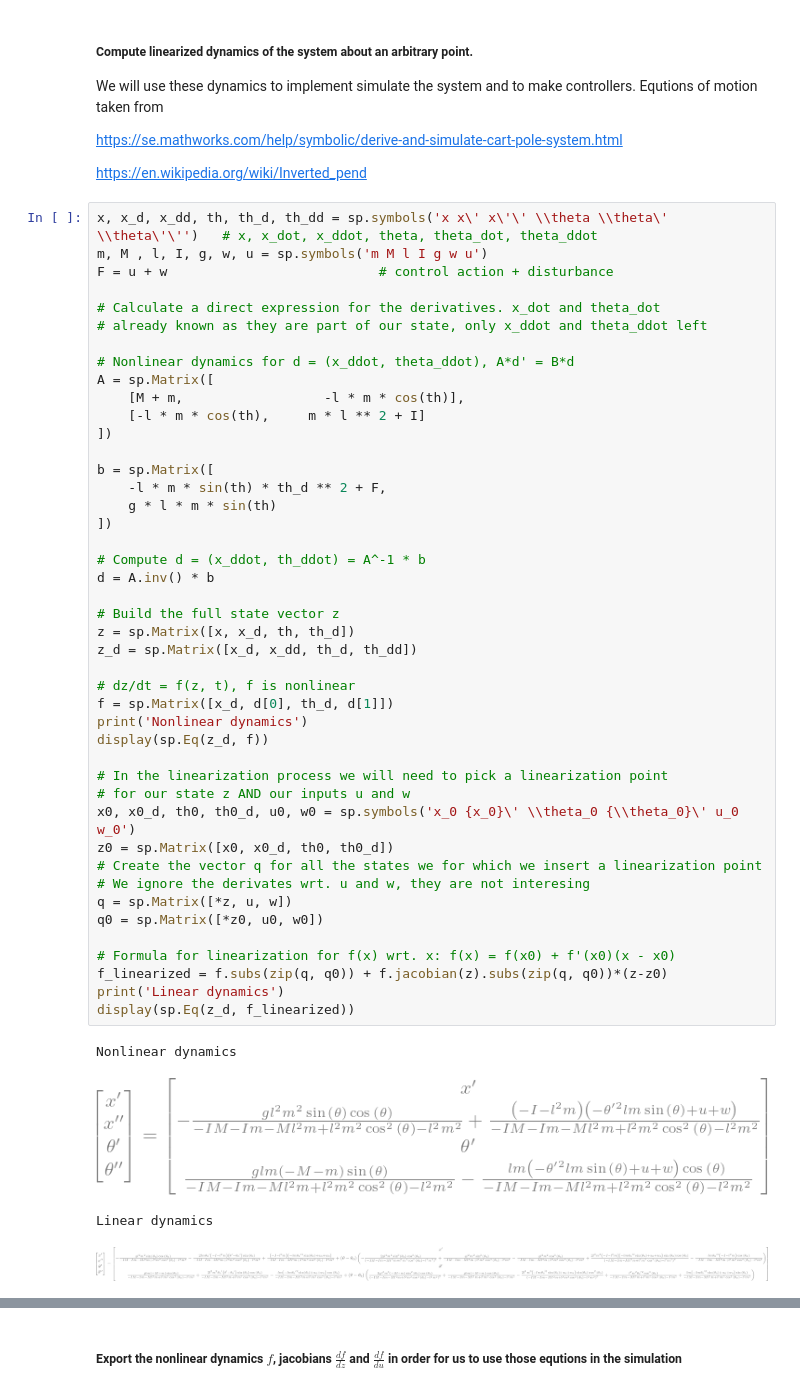
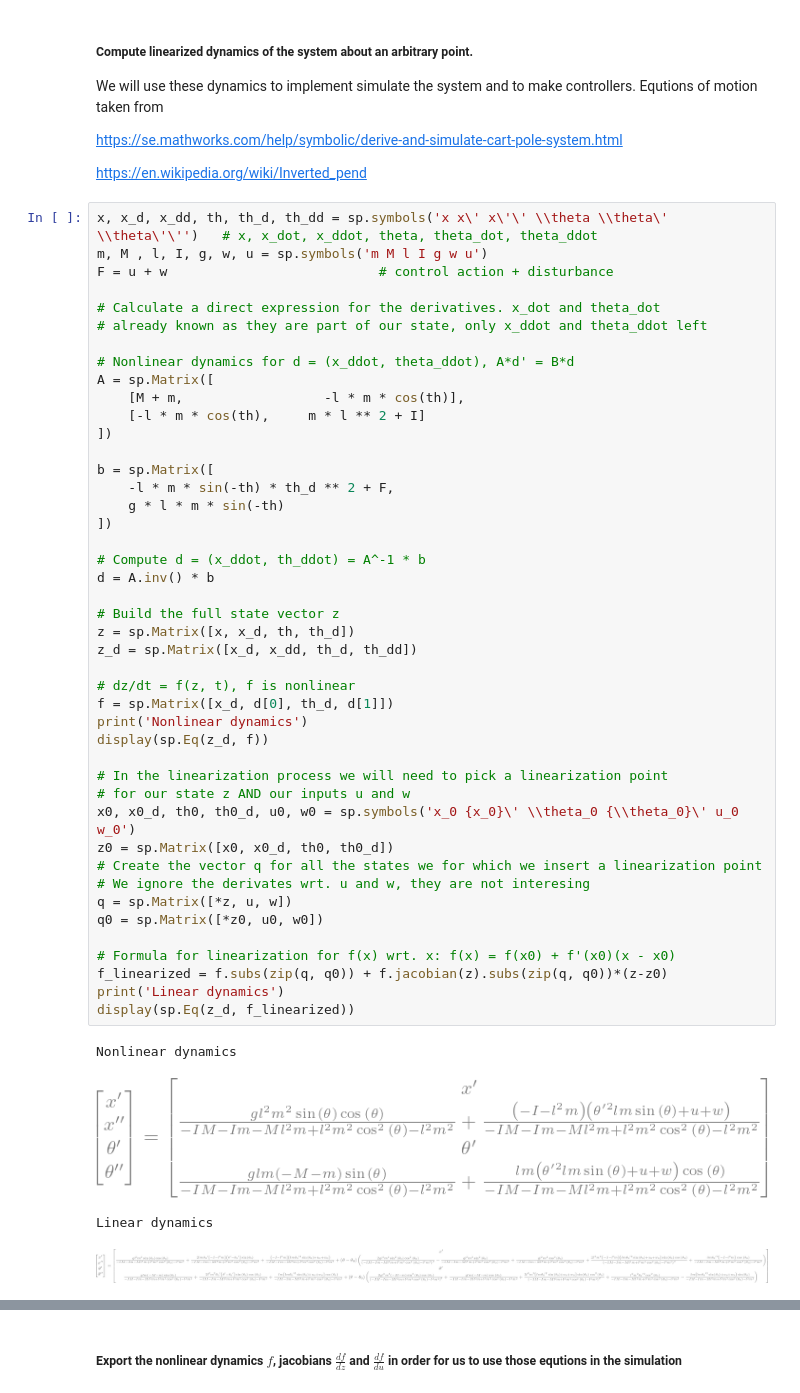
Before and after one commit to Martin-Ansteensen/cart-pole, a Jupyter notebook: dynamics.ipynb, the cells around one changed output, grey strips where cells are left out. Cells and saved outputs as stored; diff of their text form.

```diff
--- a/dynamics.ipynb
+++ b/dynamics.ipynb
@@ -28,38 +28,38 @@ A = sp.Matrix([
 ])
 
 b = sp.Matrix([
-    -l * m * sin(th) * th_d ** 2 + F,
-    g * l * m * sin(th)
+    -l * m * sin(-th) * th_d ** 2 + F,
+    g * l * m * sin(-th)
 ])
 
 # Compute d = (x_ddot, th_ddot) = A^-1 * b
 d = A.inv() * b
 
 # Build the full state vector z
 z = sp.Matrix([x, x_d, th, th_d])
 z_d = sp.Matrix([x_d, x_dd, th_d, th_dd])
 
 # dz/dt = f(z, t), f is nonlinear
 f = sp.Matrix([x_d, d[0], th_d, d[1]])
 print('Nonlinear dynamics')
 display(sp.Eq(z_d, f))
 
 # In the linearization process we will need to pick a linearization point
 # for our state z AND our inputs u and w
 x0, x0_d, th0, th0_d, u0, w0 = sp.symbols('x_0 {x_0}\' \\theta_0 {\\theta_0}\' u_0 w_0')
 z0 = sp.Matrix([x0, x0_d, th0, th0_d])
 # Create the vector q for all the states we for which we insert a linearization point
 # We ignore the derivates wrt. u and w, they are not interesing
 q = sp.Matrix([*z, u, w])
 q0 = sp.Matrix([*z0, u0, w0])
 
 # Formula for linearization for f(x) wrt. x: f(x) = f(x0) + f'(x0)(x - x0)
 f_linearized = f.subs(zip(q, q0)) + f.jacobian(z).subs(zip(q, q0))*(z-z0)
 print('Linear dynamics')
 display(sp.Eq(z_d, f_linearized))
 # %% [output]
 Nonlinear dynamics
-[figure, old version]
+[figure, new version]
 Linear dynamics
 [figure]
 # %%
```
Also changed, not shown: parts of 2 cells of this notebook, 9 other files.
